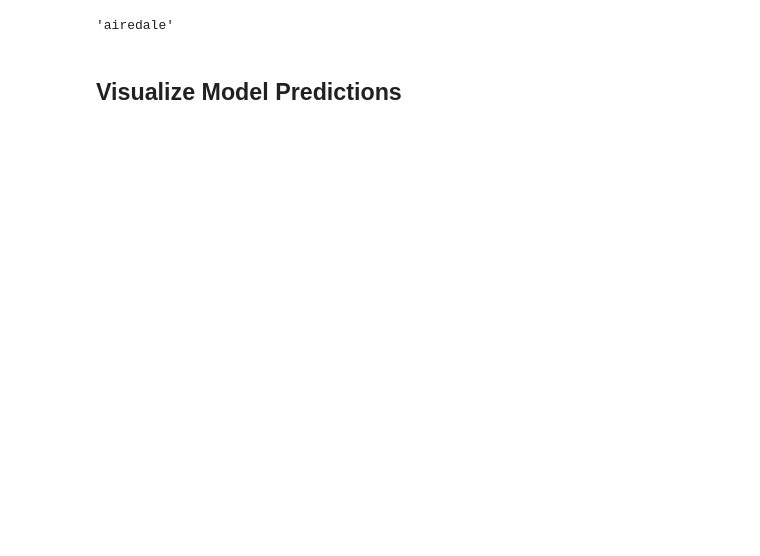
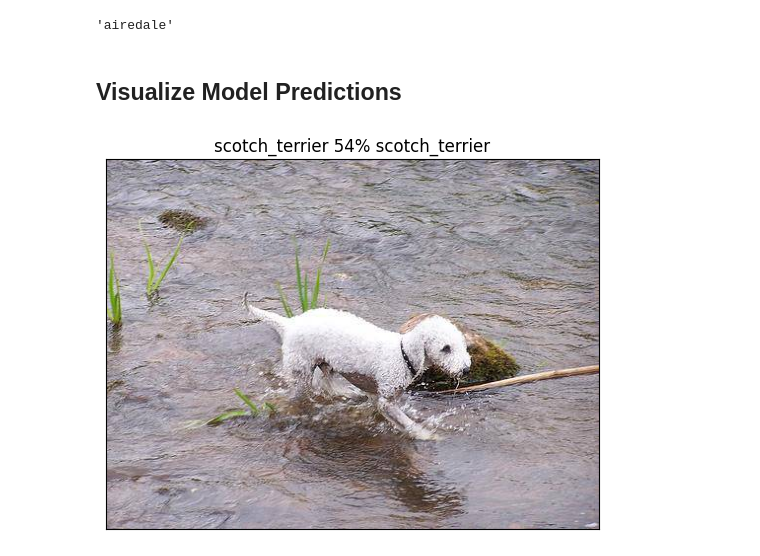
Before and after one commit to amannraawat/dog-breed-classification, a Jupyter notebook: dog_breed_classification.ipynb, the cells around one changed output. Saved outputs shown, nothing was run; the diff lists cells and outputs as text; code cells hidden in the pictures; blank space fills up the shorter version.

Commit message:
predict one prediction along with the true label

```diff
--- a/dog_breed_classification.ipynb
+++ b/dog_breed_classification.ipynb
@@ -622,7 +622,7 @@ def unbatch(data):
 
   for image, label in val_data.unbatch().as_numpy_iterator():
     images.append(image)
-    labels.append(label)
+    labels.append(unique_breeds[np.argmax(label)])
   return images, labels
 # %%
 #unbatch validation data
@@ -667,3 +667,9 @@ def plot_pred(prediction_probabilities, labels, images, n=1):
   plt.title("{} {:2.0f}% {}".format(pred_label,
                                     np.max(pred_prob)*100,
                                     true_label))
+# %%
+plot_pred(prediction_probabilities=predictions,
+          labels=val_labels,
+          images=val_images)
+# %% [output]
+[figure, added]
```
Also changed, not shown: parts of 2 cells of this notebook.
